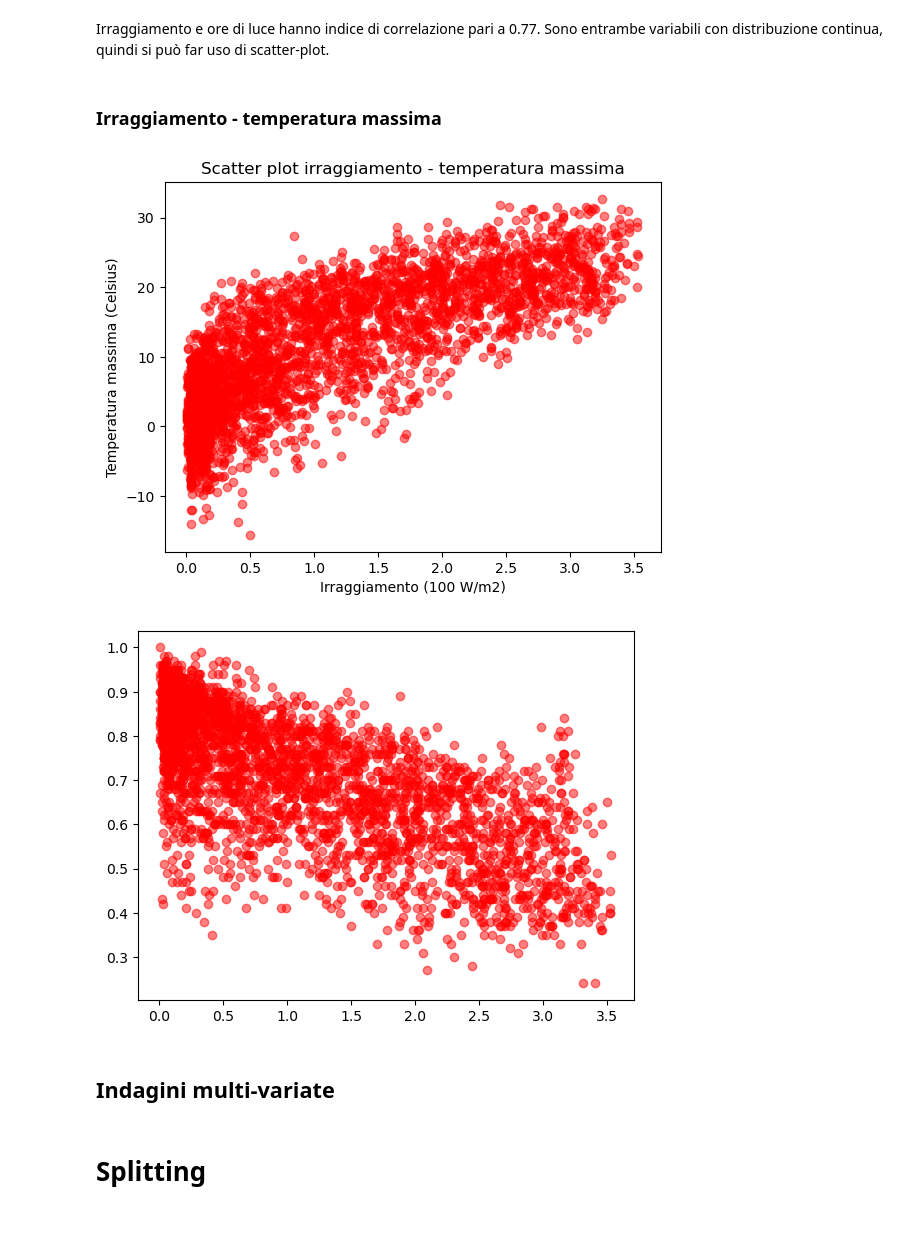
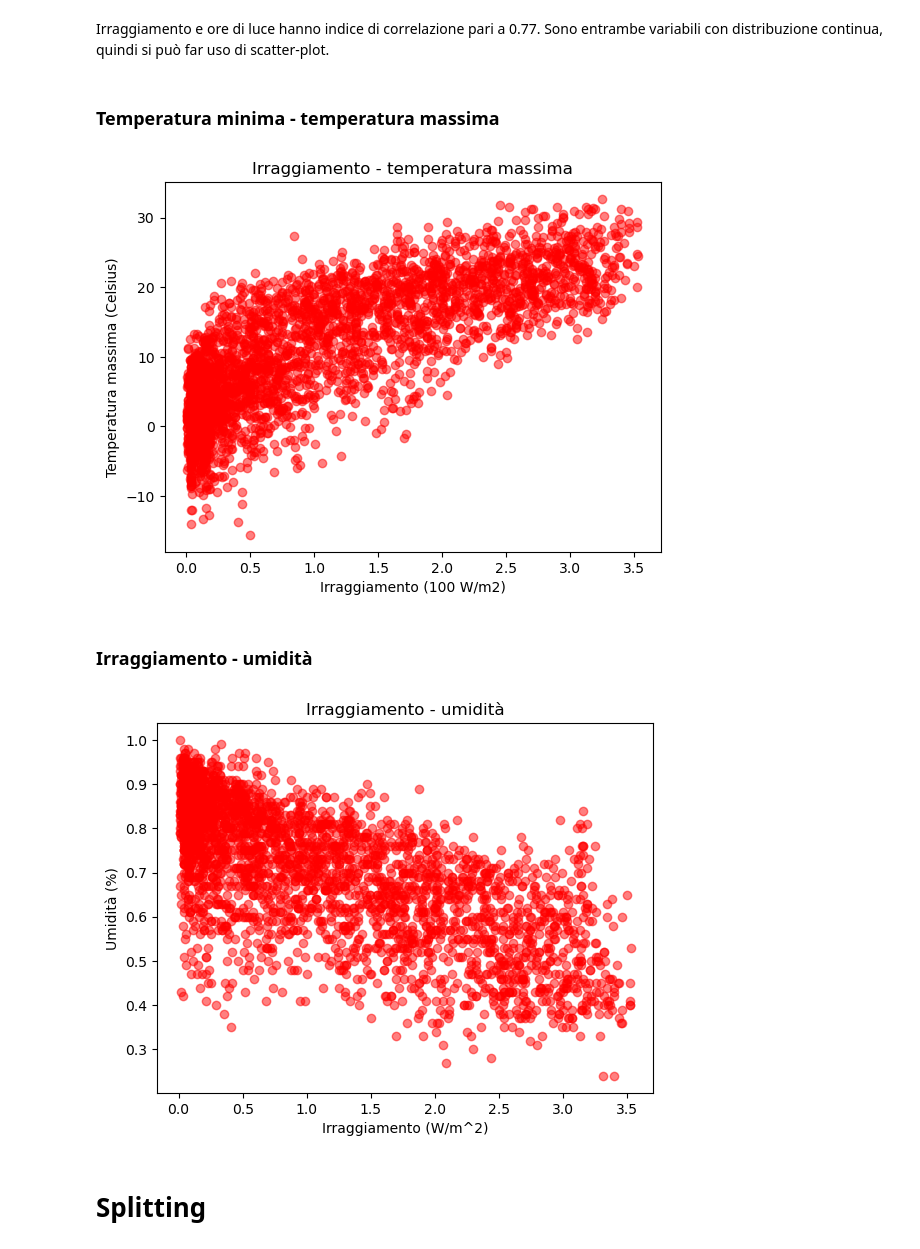
Before and after one commit to aka-buccia/progetto-statistica, a Jupyter notebook: reports/report.ipynb, the cells around one changed output. Saved outputs shown, nothing was run; the diff lists cells and outputs as text; code cells hidden in the pictures.

```diff
--- a/reports/report.ipynb
+++ b/reports/report.ipynb
@@ -416,25 +419,25 @@ plt.show()
 # %% [markdown]
 Irraggiamento e ore di luce hanno indice di correlazione pari a 0.77. Sono entrambe variabili con distribuzione continua, quindi si può far uso di scatter-plot.
 # %% [markdown]
-### Irraggiamento - temperatura massima
+### Temperatura minima - temperatura massima
 # %%
 plt.scatter(df[f"{citta}_global_radiation"], df[f"{citta}_temp_max"], alpha=0.5, color="red")
-plt.title("Scatter plot irraggiamento - temperatura massima")
+plt.title("Irraggiamento - temperatura massima")
 plt.xlabel("Irraggiamento (100 W/m2)")
 plt.ylabel("Temperatura massima (Celsius)")
 plt.show()
 # %% [output]
-[figure, old version]
+[figure, new version]
+# %% [markdown]
+### Irraggiamento - umidità
 # %%
 plt.scatter(df[f"{citta}_global_radiation"], df[f"{citta}_humidity"], alpha=0.5, color="red")
-plt.title("")
-plt.xlabel("")
-plt.ylabel("")
+plt.title("Irraggiamento - umidità")
+plt.xlabel("Irraggiamento (W/m^2)")
+plt.ylabel("Umidità (%)")
 plt.show()
 # %% [output]
-[figure, old version]
+[figure, new version]
-# %% [markdown]
-## Indagini multi-variate
 # %% [markdown]
 # Splitting
 # %%
```
Also changed, not shown: parts of 20 cells of this notebook, 1 other file.
